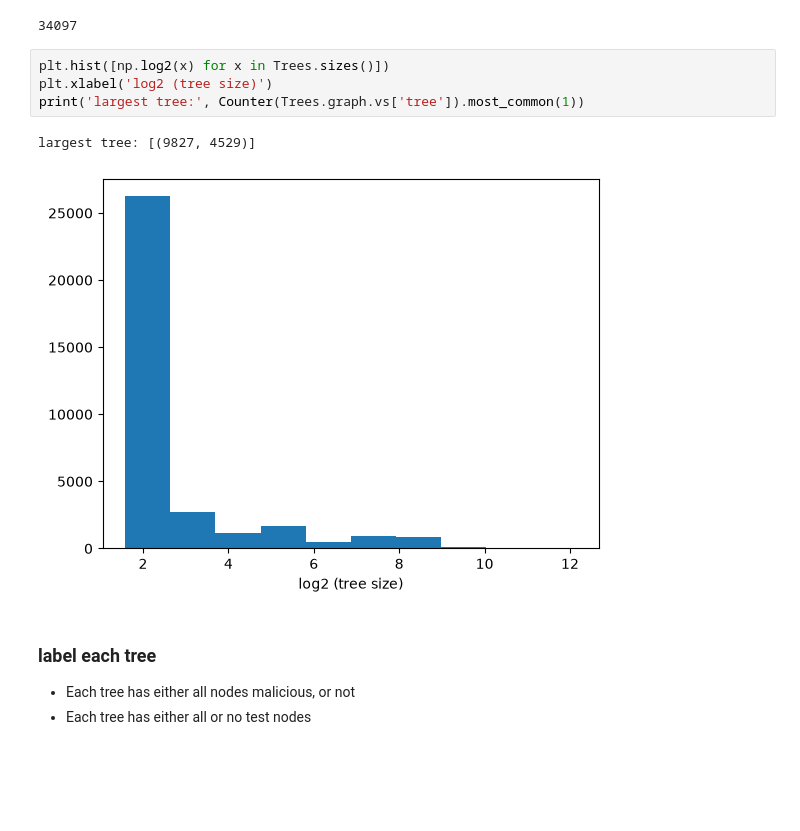
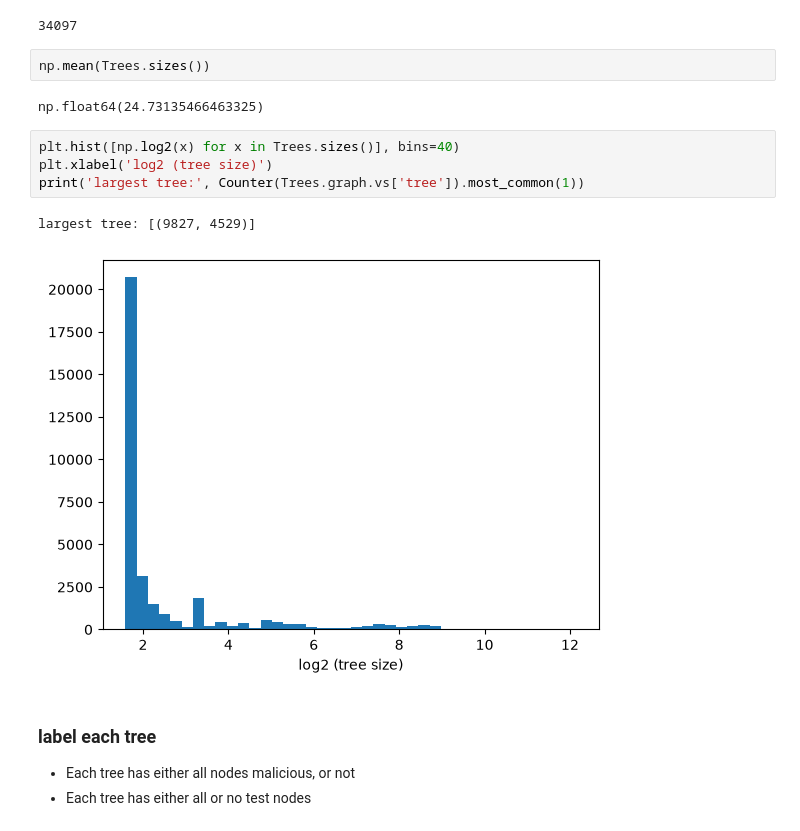
Before and after one commit to ftheberge/Matching_Experiments, a Jupyter notebook: DMBD/DMBD_process_trees_experiments.ipynb, the cells around one changed output. Drawn from its saved outputs; the diff is of its cells as text; blank space fills up the shorter version.

```diff
--- a/DMBD/DMBD_process_trees_experiments.ipynb
+++ b/DMBD/DMBD_process_trees_experiments.ipynb
@@ -83,13 +83,17 @@ for v in Trees.graph.vs:
 len(Trees)
 # %% [output]
 34097
+# %%
+np.mean(Trees.sizes())
+# %% [output]
+np.float64(24.73135466463325)
 # %%
-plt.hist([np.log2(x) for x in Trees.sizes()])
+plt.hist([np.log2(x) for x in Trees.sizes()], bins=40)
 plt.xlabel('log2 (tree size)')
 print('largest tree:', Counter(Trees.graph.vs['tree']).most_common(1))
 # %% [output]
 largest tree: [(9827, 4529)]
-[figure, old version]
+[figure, new version]
 # %% [markdown]
 ### label each tree
 
```
Also changed, not shown: parts of 12 cells of this notebook, 1 other file.
